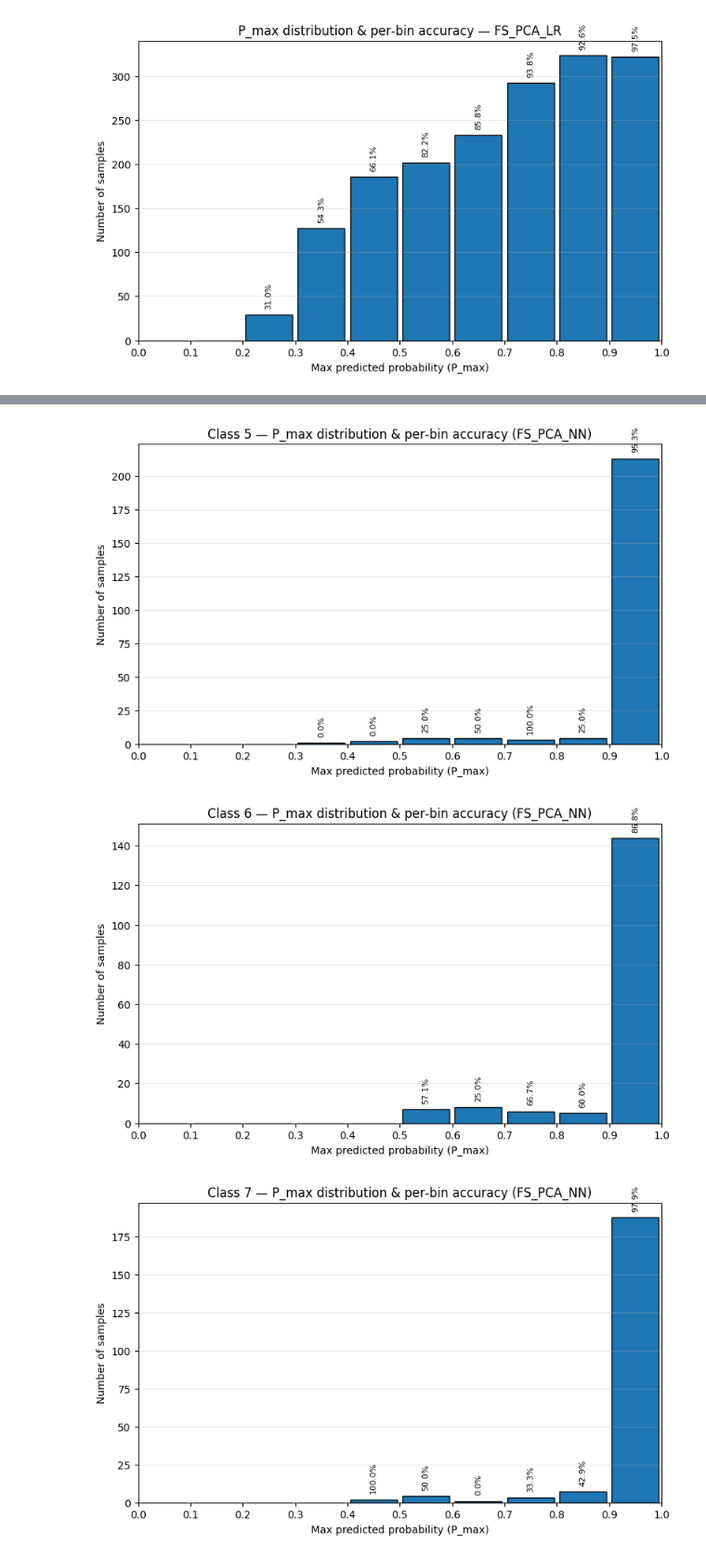
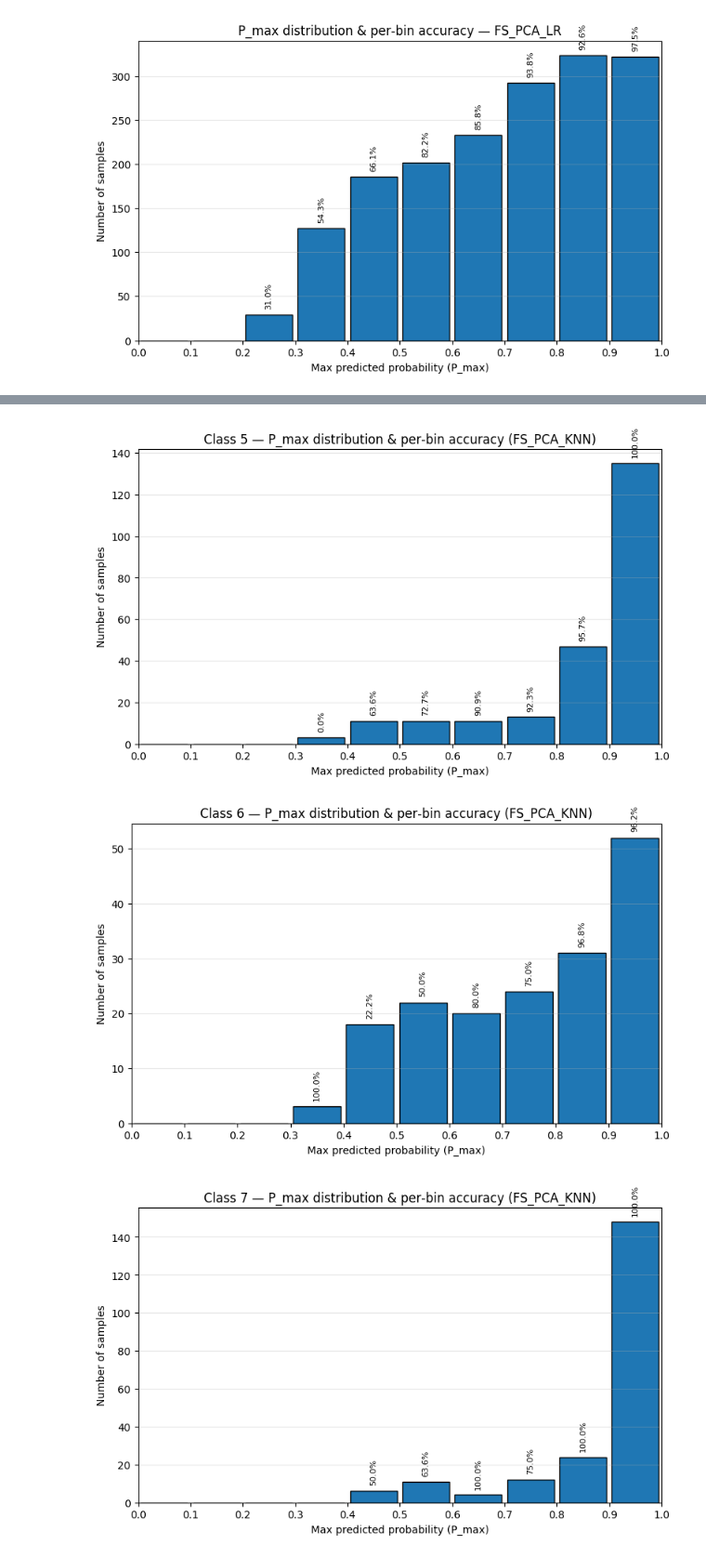
Before and after one commit to nonoSecreta/exam, a Jupyter notebook: 1a_Stratified/P_max.ipynb, the cells around one changed output, grey strips where cells are left out. Shown at 93% size. Cells and saved outputs as stored; diff of their text form; code cells hidden in the pictures.

```diff
--- a/1a_Stratified/P_max.ipynb
+++ b/1a_Stratified/P_max.ipynb
@@ -102,7 +102,7 @@ OUTPUT_ROOT = os.path.join(DATA_ROOT, 'output')
 INDICES_DIR = os.path.join(OUTPUT_ROOT, 'indices')
 PROBABILITIES_DIR = os.path.join(OUTPUT_ROOT, 'probabilities')
 
-MODEL_NAME = 'FS_PCA_NN'
+MODEL_NAME = 'FS_PCA_KNN'
 N_FOLDS = 10
 BIN_EDGES = np.linspace(0, 1, 11)  # 10 bins
 BIN_CENTERS = (BIN_EDGES[:-1] + BIN_EDGES[1:]) / 2
@@ -174,5 +174,5 @@ for cl in unique_labels:
-[figure, old version]
+[figure, new version]
-[figure, old version]
+[figure, new version]
-[figure, old version]
+[figure, new version]
 # %%
 #!/usr/bin/env python3
```
Also changed, not shown: parts of 2 cells of this notebook, 32 other files.
